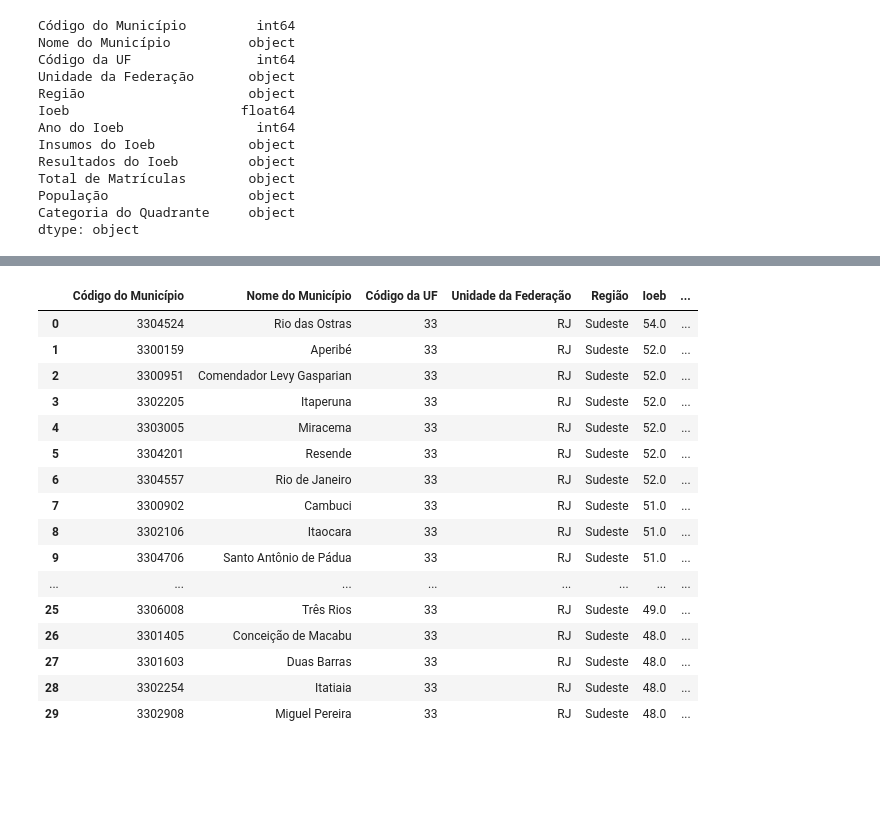
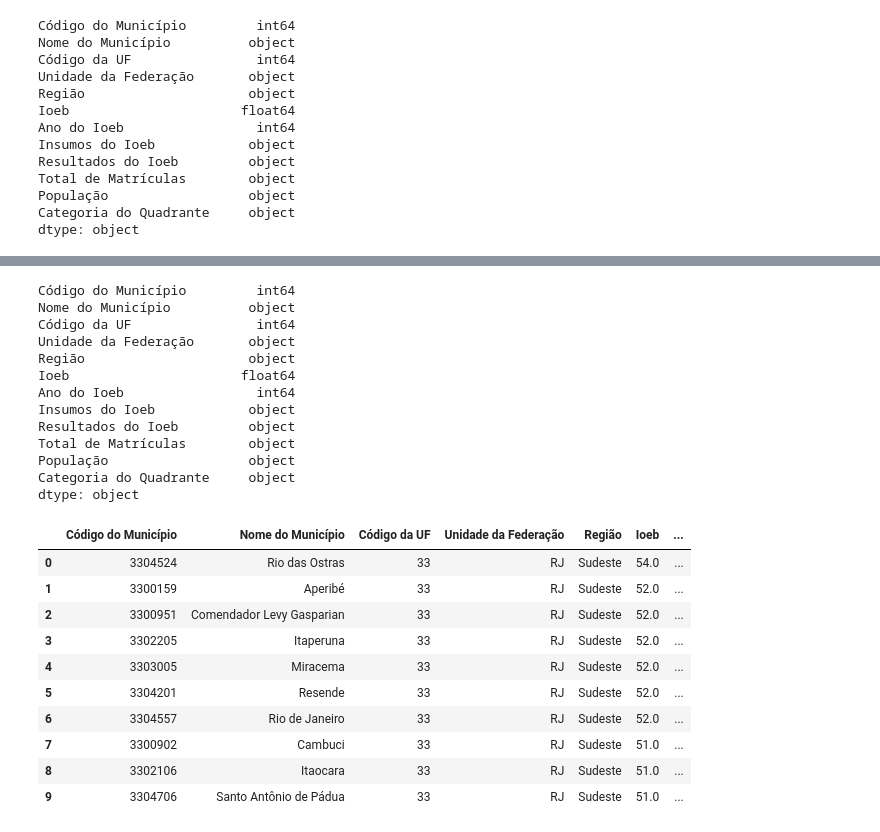
Before and after one commit to andrezataina/on33-python-s13-projeto-guiado-II, a Jupyter notebook: exercicios/para-casa/analise-dados2.ipynb, the cells around one changed output, grey strips where cells are left out. Drawn from its saved outputs; the diff is of its cells as text; code cells hidden in the pictures; blank space fills up the shorter version.

```diff
--- a/exercicios/para-casa/analise-dados2.ipynb
+++ b/exercicios/para-casa/analise-dados2.ipynb
@@ -71,0 +126,2 @@ dtype: object
+# %%
+df['Resultados do Ioeb'] = df['Resultados do Ioeb'].replace({',': '.'}, regex=True).astype(float)
@@ -71,0 +169,2 @@ dtype: object
+# %%
+df['Resultados do Ioeb'] = pd.to_numeric(df['Resultados do Ioeb'], errors='coerce')
@@ -72,20 +198,32 @@ dtype: object
+# %%
+print(df.dtypes)
+# %% [output]
+Código do Município         int64
+Nome do Município          object
+Código da UF                int64
+Unidade da Federação       object
+Região                     object
+Ioeb                      float64
+Ano do Ioeb                 int64
+Insumos do Ioeb            object
+Resultados do Ioeb         object
+Total de Matrículas        object
+População                  object
+Categoria do Quadrante     object
+dtype: object
+# %%
+df['População'] = pd.to_numeric(df['População'], errors='coerce')
 # %%
-df.head(30)
+df.head(10)
 # %% [output]
 |  | Código do Município | Nome do Município | Código da UF | Unidade da Federação | Região | Ioeb | ... |
 | 0 | 3304524 | Rio das Ostras | 33 | RJ | Sudeste | 54.0 | ... |
 | 1 | 3300159 | Aperibé | 33 | RJ | Sudeste | 52.0 | ... |
 | 2 | 3300951 | Comendador Levy Gasparian | 33 | RJ | Sudeste | 52.0 | ... |
 | 3 | 3302205 | Itaperuna | 33 | RJ | Sudeste | 52.0 | ... |
 | 4 | 3303005 | Miracema | 33 | RJ | Sudeste | 52.0 | ... |
 | 5 | 3304201 | Resende | 33 | RJ | Sudeste | 52.0 | ... |
 | 6 | 3304557 | Rio de Janeiro | 33 | RJ | Sudeste | 52.0 | ... |
 | 7 | 3300902 | Cambuci | 33 | RJ | Sudeste | 51.0 | ... |
 | 8 | 3302106 | Itaocara | 33 | RJ | Sudeste | 51.0 | ... |
 | 9 | 3304706 | Santo Antônio de Pádua | 33 | RJ | Sudeste | 51.0 | ... |
-| ... | ... | ... | ... | ... | ... | ... | ... |
-| 25 | 3306008 | Três Rios | 33 | RJ | Sudeste | 49.0 | ... |
-| 26 | 3301405 | Conceição de Macabu | 33 | RJ | Sudeste | 48.0 | ... |
-| 27 | 3301603 | Duas Barras | 33 | RJ | Sudeste | 48.0 | ... |
-| 28 | 3302254 | Itatiaia | 33 | RJ | Sudeste | 48.0 | ... |
-| 29 | 3302908 | Miguel Pereira | 33 | RJ | Sudeste | 48.0 | ... |
```
Also changed, not shown: parts of 21 cells of this notebook.
